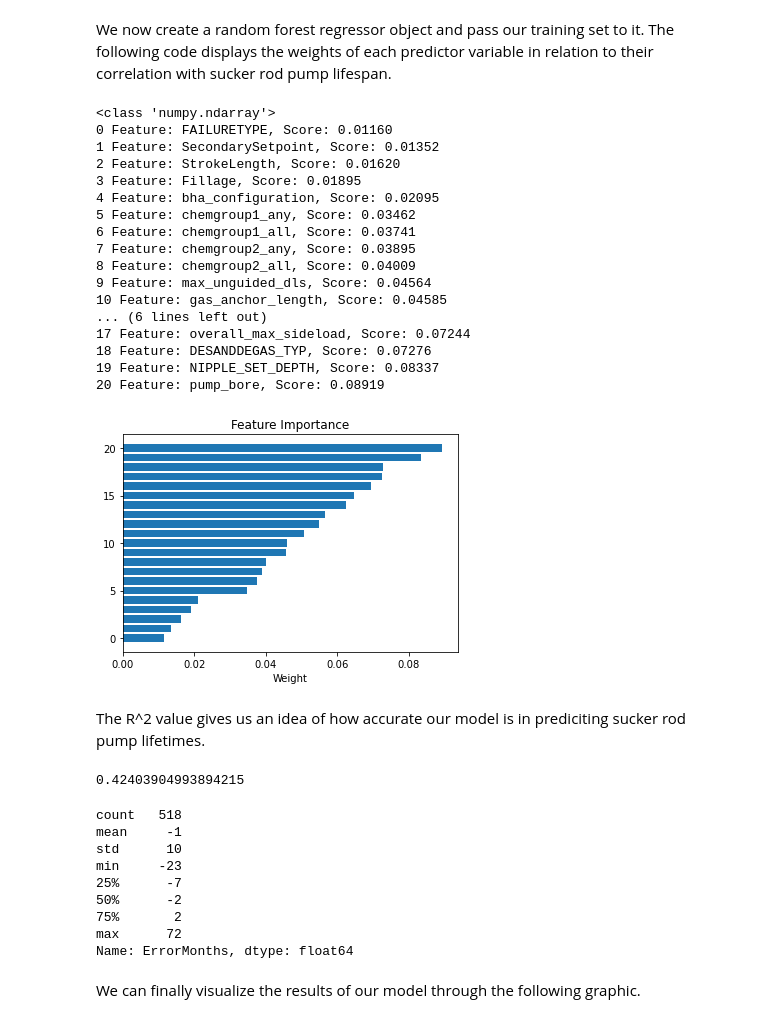
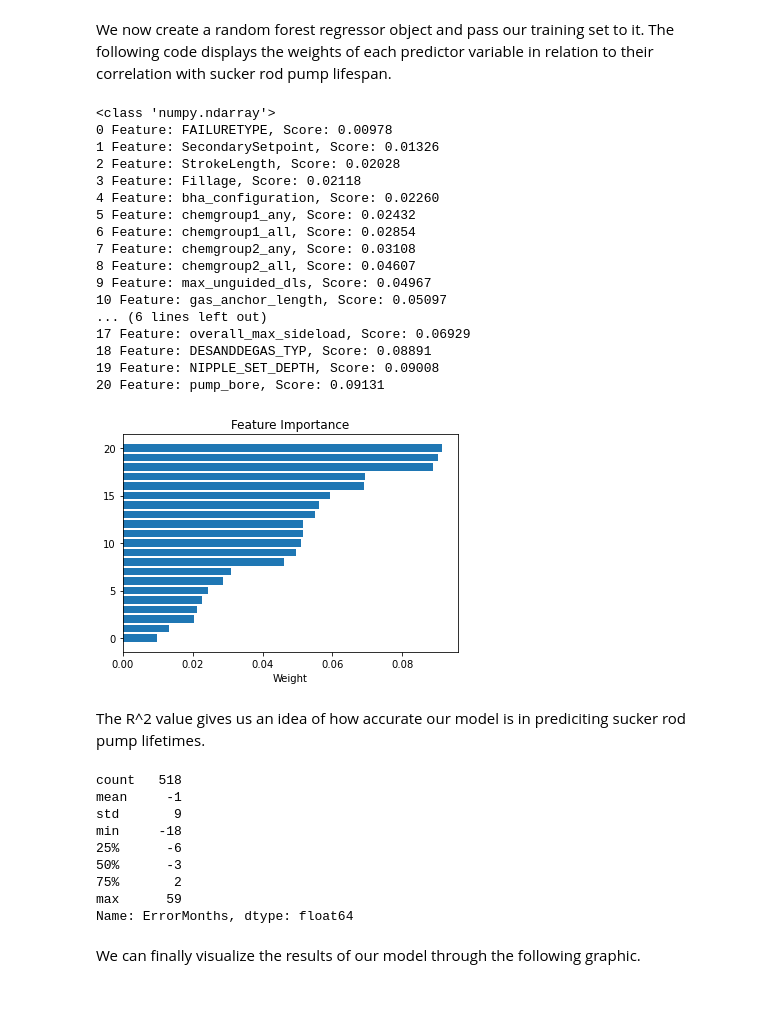
Before and after one commit to skeptrunedev/Rod_Pump_Optimization, a Jupyter notebook: notebooks/MVP_notebook.ipynb, the cells around one changed output. Drawn from its saved outputs; the diff is of its cells as text; code cells hidden in the pictures.

```diff
--- a/notebooks/MVP_notebook.ipynb
+++ b/notebooks/MVP_notebook.ipynb
@@ -111,7 +111,7 @@ After the above, we found that there were several features such as StrokeLength
 
 We think that the remaining features are promising because they have differentiation across their quartiles and strong representation throughout the dataframe. Additionally, we hypothesize that they will reflect overall stress on the Rod Pump.
 # %%
-rpdf.drop(['GrossStrokeLength', 'YesterdaysAverageSPM', 'shallow_max_sideload', 'max_unguided_sideload', 'CHROME_LENGTH', 'ENDURALLOY_LENGTH', 'POLY_LENGTH', 'gasanchor_od', 'chemgroup3_all', 'REPORTTO','H2S_CONCENTRATION','AVG_OIL_VOLUME','dls_high_in_hole', 'roduid', 'UWI', 'NODEID', 'IDWELL', 'tbguid', 'IDRECJOBPULL', 'PrimarySetpoint', 'chemgroup3_any', 'AVG_WATERSG'], axis=1, inplace=True)
+rpdf.drop(['UWI', 'GrossStrokeLength', 'YesterdaysAverageSPM', 'shallow_max_sideload', 'max_unguided_sideload', 'CHROME_LENGTH', 'ENDURALLOY_LENGTH', 'POLY_LENGTH', 'gasanchor_od', 'chemgroup3_all', 'REPORTTO','H2S_CONCENTRATION','AVG_OIL_VOLUME','dls_high_in_hole', 'roduid', 'UWI', 'NODEID', 'IDWELL', 'tbguid', 'IDRECJOBPULL', 'PrimarySetpoint', 'chemgroup3_any', 'AVG_WATERSG'], axis=1, inplace=True)
 rpdf.drop(['AVG_PRESSURE_CASING','AVG_WATER_VOLUME','wellbore_category','manual_scale','rod_has_guides','rod_make','rod_apigrade','rod_sinker_type'], axis=1, inplace=True)
 rpdf.drop(['MAX_INCLINATION'], axis=1, inplace=True)
 # %% [markdown]
@@ -232,51 +232,50 @@ print(rfr_random.score(X_test , y_test))
 # %% [markdown]
 We now create a random forest regressor object and pass our training set to it. The following code displays the weights of each predictor variable in relation to their correlation with sucker rod pump lifespan.
 # %%
-reg = RandomForestRegressor(bootstrap = True, max_depth = None, max_features = 'log2', n_estimators = 13)
+reg = RandomForestRegressor(bootstrap = True, max_depth = 30, max_features = 'sqrt', min_samples_leaf=1, min_samples_split=2, n_estimators = 20)
 reg.fit(X_train, y_train)
 feature_names = list(X_train.columns)
 
 importance = reg.feature_importances_
 importance.sort()
 print(type(importance))
 # summarize feature importance
 for i,v in enumerate(importance):
     if v < 1.0:
         print('%i Feature: %s, Score: %.5f' % (i,feature_names[i],v))
 
 # plot feature importance
 fig, ax = plt.subplots()
 
 weightPlot = ax.barh(y=[x for x in range(len(importance))], width=importance)
 #ax.set_yticklabels(imputedR.columns)
 ax.set_xlabel('Weight')
 ax.set_title('Feature Importance')
 
 plt.show()
 # %% [output]
 <class 'numpy.ndarray'>
-0 Feature: FAILURETYPE, Score: 0.01160
-1 Feature: SecondarySetpoint, Score: 0.01352
-2 Feature: StrokeLength, Score: 0.01620
-3 Feature: Fillage, Score: 0.01895
-4 Feature: bha_configuration, Score: 0.02095
-5 Feature: chemgroup1_any, Score: 0.03462
-6 Feature: chemgroup1_all, Score: 0.03741
-7 Feature: chemgroup2_any, Score: 0.03895
-8 Feature: chemgroup2_all, Score: 0.04009
-9 Feature: max_unguided_dls, Score: 0.04564
-10 Feature: gas_anchor_length, Score: 0.04585
+0 Feature: FAILURETYPE, Score: 0.00978
+1 Feature: SecondarySetpoint, Score: 0.01326
+2 Feature: StrokeLength, Score: 0.02028
+3 Feature: Fillage, Score: 0.02118
+4 Feature: bha_configuration, Score: 0.02260
+5 Feature: chemgroup1_any, Score: 0.02432
+6 Feature: chemgroup1_all, Score: 0.02854
+7 Feature: chemgroup2_any, Score: 0.03108
+8 Feature: chemgroup2_all, Score: 0.04607
+9 Feature: max_unguided_dls, Score: 0.04967
+10 Feature: gas_anchor_length, Score: 0.05097
 ... (6 lines left out)
-17 Feature: overall_max_sideload, Score: 0.07244
-18 Feature: DESANDDEGAS_TYP, Score: 0.07276
-19 Feature: NIPPLE_SET_DEPTH, Score: 0.08337
-20 Feature: pump_bore, Score: 0.08919
+17 Feature: overall_max_sideload, Score: 0.06929
+18 Feature: DESANDDEGAS_TYP, Score: 0.08891
+19 Feature: NIPPLE_SET_DEPTH, Score: 0.09008
+20 Feature: pump_bore, Score: 0.09131
-[figure, old version]
+[figure, new version]
 # %% [markdown]
 The R^2 value gives us an idea of how accurate our model is in prediciting sucker rod pump lifetimes.
 # %%
 #score it up
-print(reg.score(X_test, y_test))
 predictions = reg.predict(X_test)
 
 values = {'Predictions': predictions, 'Actual': y_test}
@@ -289,16 +288,15 @@ predictionsdf['ErrorMonths'] = predictionsdf['Error'].dt.total_seconds()
 predictionsdf['ErrorMonths'] = predictionsdf['ErrorMonths'].apply(lambda x: divmod(x, 86400*30)[0] )
 predictionsdf['ErrorMonths'].describe()
 # %% [output]
-0.42403904993894215
+count   518
+mean     -1
+std       9
+min     -18
+25%      -6
+50%      -3
+75%       2
+max      59
+Name: ErrorMonths, dtype: float64
-count   518
-mean     -1
-std      10
-min     -23
-25%      -7
-50%      -2
-75%       2
-max      72
-Name: ErrorMonths, dtype: float64
 # %% [markdown]
 We can finally visualize the results of our model through the following graphic.
 # %%
```
Also changed, not shown: parts of 1 cell of this notebook, 12 other files.
